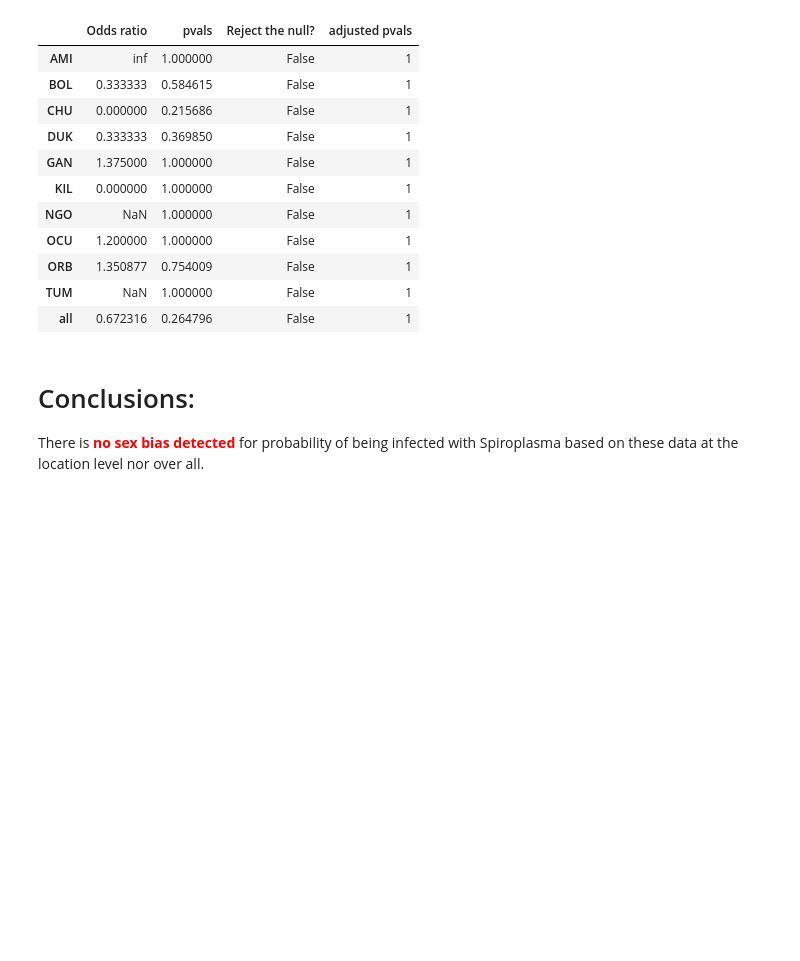
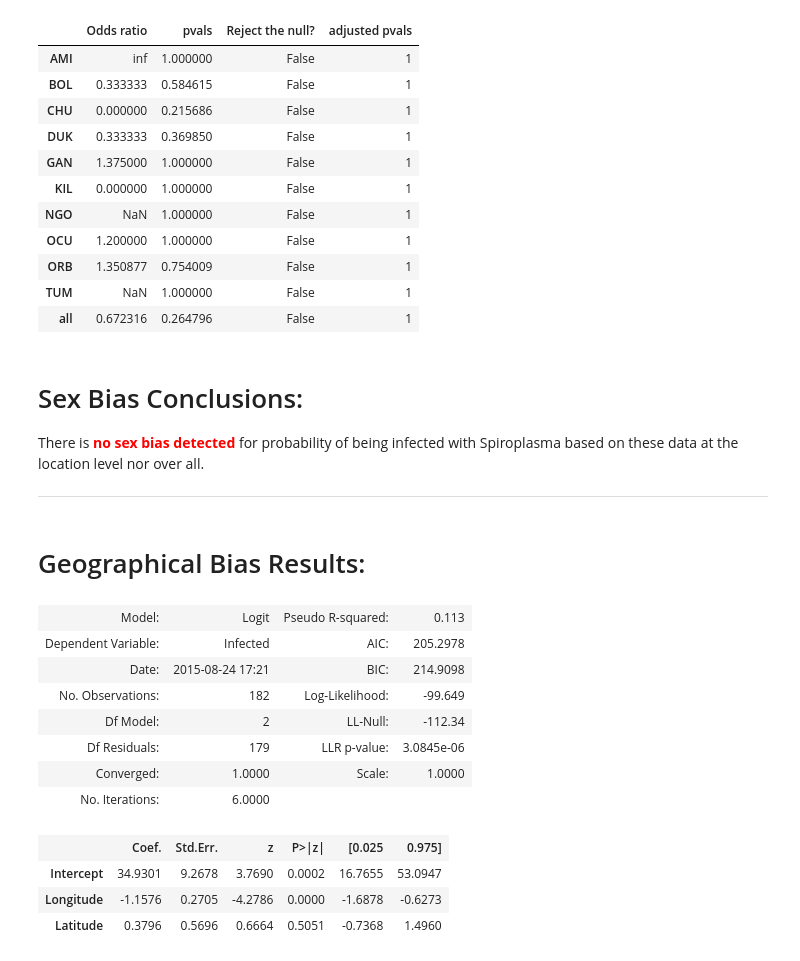
Before and after one commit to xguse/ipy_notebooks, a Jupyter notebook: YALE/Spiroplasma/2015-08-19__Spiroplasma_vs_Sex_Analysis.ipynb, the cells around one changed output. Saved outputs shown, nothing was run; the diff lists cells and outputs as text; code cells hidden in the pictures; blank space fills up the shorter version.

```diff
--- a/YALE/Spiroplasma/2015-08-19__Spiroplasma_vs_Sex_Analysis.ipynb
+++ b/YALE/Spiroplasma/2015-08-19__Spiroplasma_vs_Sex_Analysis.ipynb
@@ -162,0 +226,5 @@ results.sort()
+# %%
+logit_gps = logit('Infected ~ Longitude + Latitude',
+                data=table_all_gps,
+               ).fit()
+logit_gps.summary()
@@ -218,6 +312,25 @@ results.sort()
 | TUM | NaN | 1.000000 | False | 1 |
 | all | 0.672316 | 0.264796 | False | 1 |
 # %% [markdown]
-# Conclusions:
+# Sex Bias Conclusions:
 
 There is <b><font color="red">no sex bias detected</font></b> for probability of being infected with Spiroplasma based on these data at the location level nor over all.
+
+ ----
+# %% [markdown]
+# Geographical Bias Results:
+# %%
+logit_gps.summary2()
+# %% [output]
+| Model: | Logit | Pseudo R-squared: | 0.113 |
+| Dependent Variable: | Infected | AIC: | 205.2978 |
+| Date: | 2015-08-24 17:21 | BIC: | 214.9098 |
+| No. Observations: | 182 | Log-Likelihood: | -99.649 |
+| Df Model: | 2 | LL-Null: | -112.34 |
+| Df Residuals: | 179 | LLR p-value: | 3.0845e-06 |
+| Converged: | 1.0000 | Scale: | 1.0000 |
+| No. Iterations: | 6.0000 |  |  |
+|  | Coef. | Std.Err. | z | P>|z| | [0.025 | 0.975] |
+| Intercept | 34.9301 | 9.2678 | 3.7690 | 0.0002 | 16.7655 | 53.0947 |
+| Longitude | -1.1576 | 0.2705 | -4.2786 | 0.0000 | -1.6878 | -0.6273 |
+| Latitude | 0.3796 | 0.5696 | 0.6664 | 0.5051 | -0.7368 | 1.4960 |
```
Also changed, not shown: parts of 15 cells of this notebook.
